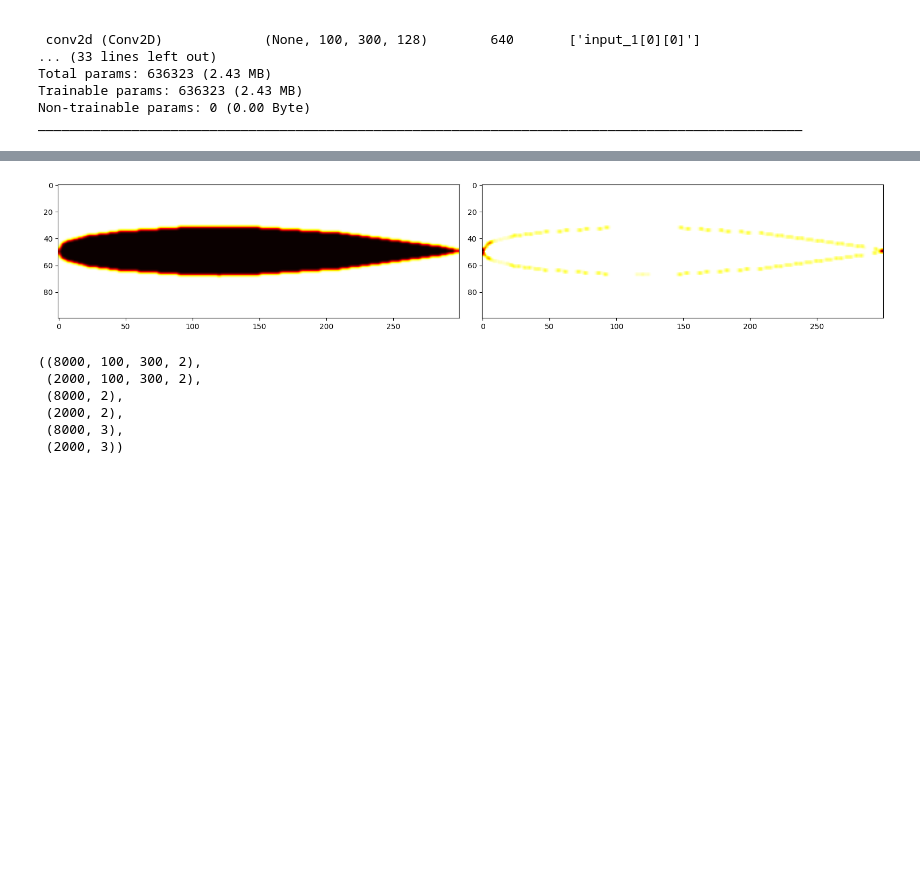
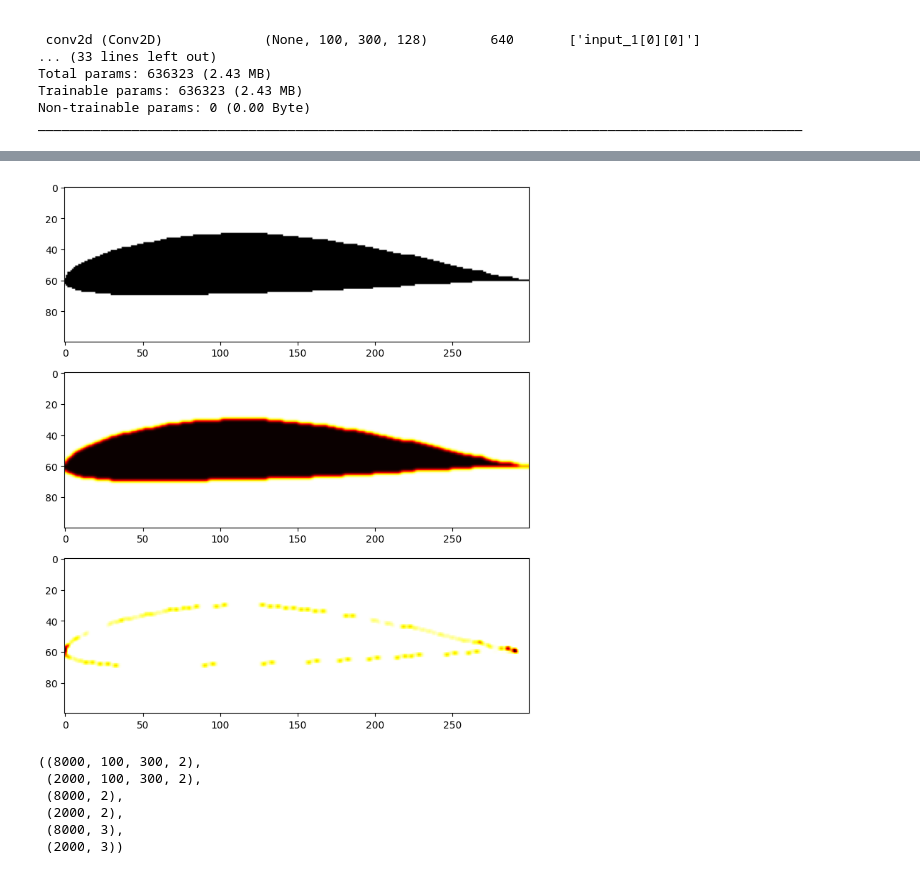
Before and after one commit to vicmcl/deeplearwing, a Jupyter notebook: deeplearwing/notebook/training.ipynb, the cells around one changed output, grey strips where cells are left out. Drawn from its saved outputs; the diff is of its cells as text; code cells hidden in the pictures; blank space fills up the shorter version.

```diff
--- a/deeplearwing/notebook/training.ipynb
+++ b/deeplearwing/notebook/training.ipynb
@@ -97 +153,5 @@ df.head()
+# %%
+w = 300
+h = 100
+blur = 5
 # %%
@@ -104,6 +159,4 @@ with concurrent.futures.ThreadPoolExecutor() as executor:
     futures_shape = [executor.submit(airfoil_to_image, row['x_coords'], row['y_coords'], w, h) for _, row in df.iterrows()]
     results_shape = [future.result() for future in futures_shape]
 # %%
-from cv2 import GaussianBlur
-
-df['shape'] = [GaussianBlur(x, (5, 5), 0) for x in results_shape]
+df['shape'] = [GaussianBlur(x, (blur, blur), 0) for x in results_shape]
@@ -377,4 +460,6 @@ from tqdm import tqdm
 curvatures = [compute_curvature(img) for img in tqdm(df['shape'])]
+# %%
+df['curvature'] = curvatures
 # %%
 def image_generator(df, batch_size=32, h=h, w=w):
     num_samples = len(df)
@@ -400,15 +485,21 @@ for batch in image_generator(df):
 # %%
 df = pd.concat([df, images_2_channels], axis=1)
 # %%
-n = 150
-fig = plt.figure(figsize = (16, 6))
-fig.add_subplot(1, 2, 1)
-plt.imshow(df['shape'].iloc[n], cmap = 'hot')
-fig.add_subplot(1, 2, 2)
-plt.imshow(curvatures[n], cmap = 'hot_r')
+n = 0
+fig = plt.figure(figsize=(8, 8))
+
+fig.add_subplot(3, 1, 1)
+plt.imshow(results_shape[n][::-1], cmap = 'gray')
+
+fig.add_subplot(3, 1, 2)
+plt.imshow(df['shape'].iloc[n][::-1], cmap = 'hot')
+
+fig.add_subplot(3, 1, 3)
+plt.imshow(curvatures[n][::-1], cmap = 'hot_r')
+
 plt.tight_layout()
 # %% [output]
-[figure, old version]
+[figure, new version]
 # %%
 features = ['combined_image', 'params']
 
```
Also changed, not shown: parts of 40 cells of this notebook.
